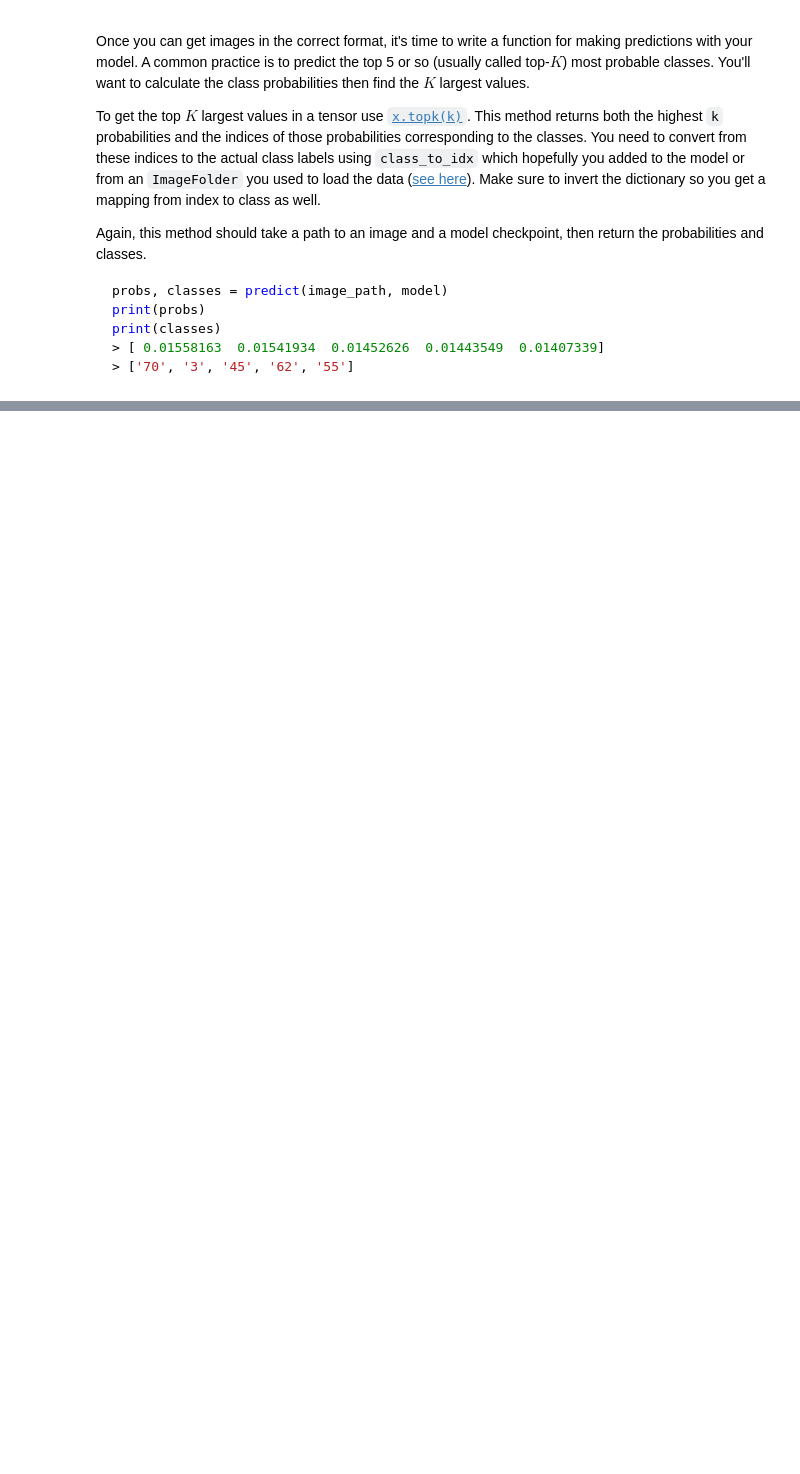
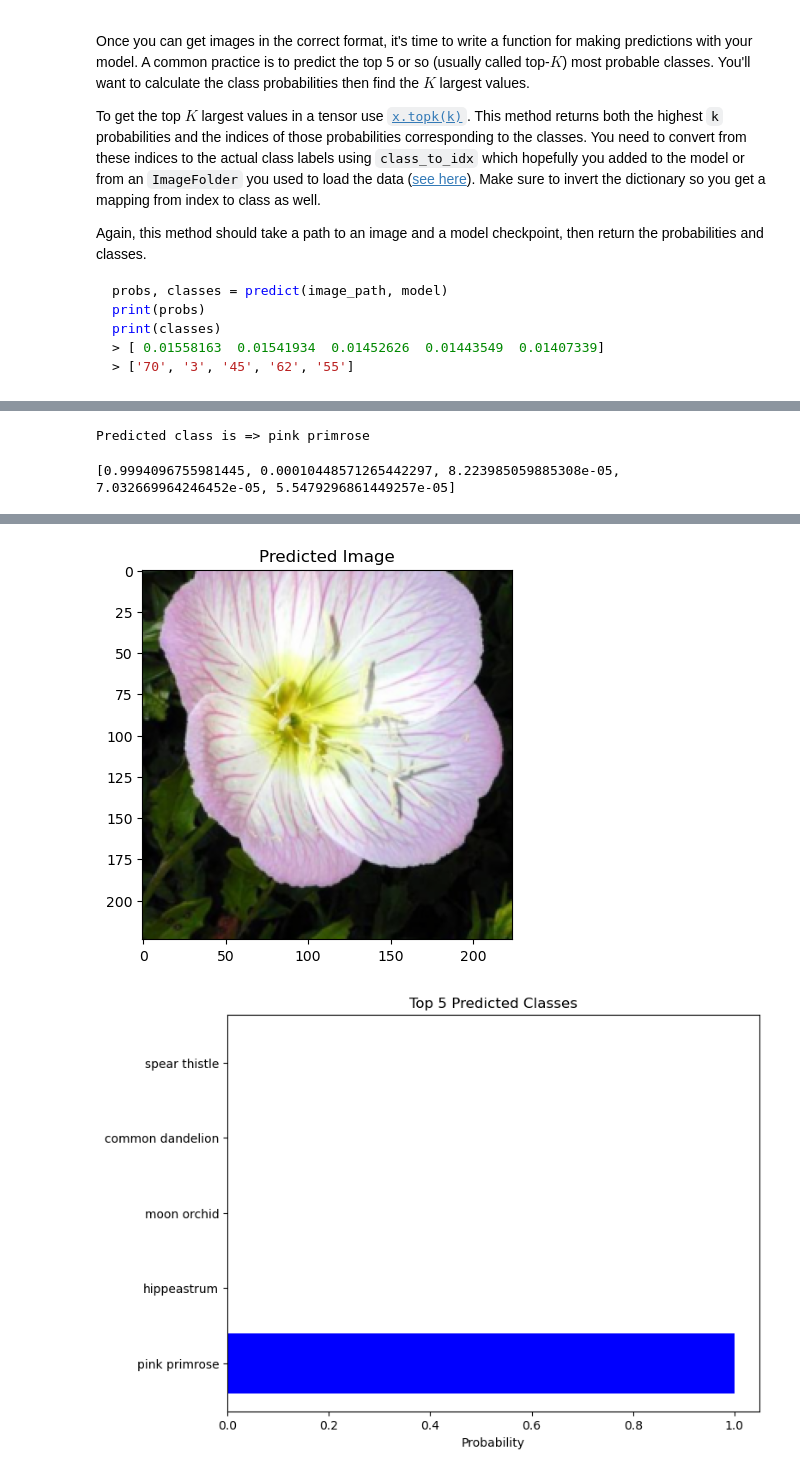
Before and after one commit to Precoder365/Pro2-Flower-Species-Classifier, a Jupyter notebook: Image Classifier Project.ipynb, the cells around one changed output, grey strips where cells are left out. Drawn from its saved outputs; the diff is of its cells as text; code cells hidden in the pictures; blank space fills up the shorter version.

```diff
--- a/Image Classifier Project.ipynb
+++ b/Image Classifier Project.ipynb
@@ -481,7 +503,7 @@ def predict(image_path, model, topk=5):
     device = torch.device("cuda" if torch.cuda.is_available() else "cpu")
     model.to(device)
 
-    img_tensor = process_image(image_path)
+    img_tensor = torch.tensor(process_image(image_path))
     img_tensor = img_tensor.to(device)
     img_tensor = img_tensor.unsqueeze(0) # add batch dim
 
@@ -489,13 +511,15 @@ def predict(image_path, model, topk=5):
 
     with torch.no_grad():
         outputs = model(img_tensor)
-        ps = torch.exp(outputs)
+        ps = F.softmax(outputs, dim=1)
 
-    top_p, top_class = ps.topk(topk, dim=1)
+        top_p, top_class = ps.topk(topk, dim=1)
 
     top_p = top_p.squeeze().tolist()
     top_class = top_class.squeeze().tolist()
 
+    top_class = [c + 1 for c in top_class]
+
     return top_p, top_class
 # %%
 probs, classes = predict(image_path, model)
@@ -510,7 +537,13 @@ for prob, cls in zip(probs, classes):
         max_val = prob
         predicted_class = cls
 
-print("Predicted class is =>", cat_to_name[predicted_class])
+print("Predicted class is =>", cat_to_name.get(predicted_class, "Unknown class"))
+# %% [output]
+Predicted class is => pink primrose
+# %%
+print(probs)
+# %% [output]
+[0.9994096755981445, 0.00010448571265442297, 8.223985059885308e-05, 7.032669964246452e-05, 5.5479296861449257e-05]
 # %% [markdown]
 ## Sanity Checking
 
@@ -521,10 +554,13 @@ Now that you can use a trained model for predictions, check to make sure it make
 You can convert from the class integer encoding to actual flower names with the `cat_to_name.json` file (should have been loaded earlier in the notebook). To show a PyTorch tensor as an image, use the `imshow` function defined above.
 # %%
 # TODO: Display an image along with the top 5 classes
-imshow(process_image(image_path), title="Predicted Image")
-class_names = [cat_to_name[cls] for cls in classes]
+imshow(torch.tensor(process_image(image_path)), title="Predicted Image")
+class_names = [cat_to_name.get(cls, "Unknown class") for cls in classes]
 plt.figure(figsize=(8, 6))
 plt.barh(class_names, probs, color='blue')
 plt.xlabel('Probability')
 plt.title('Top 5 Predicted Classes')
 plt.show()
+# %% [output]
+[figure, added]
+[figure, added]
```
Also changed, not shown: parts of 19 cells of this notebook, 1 other file.
